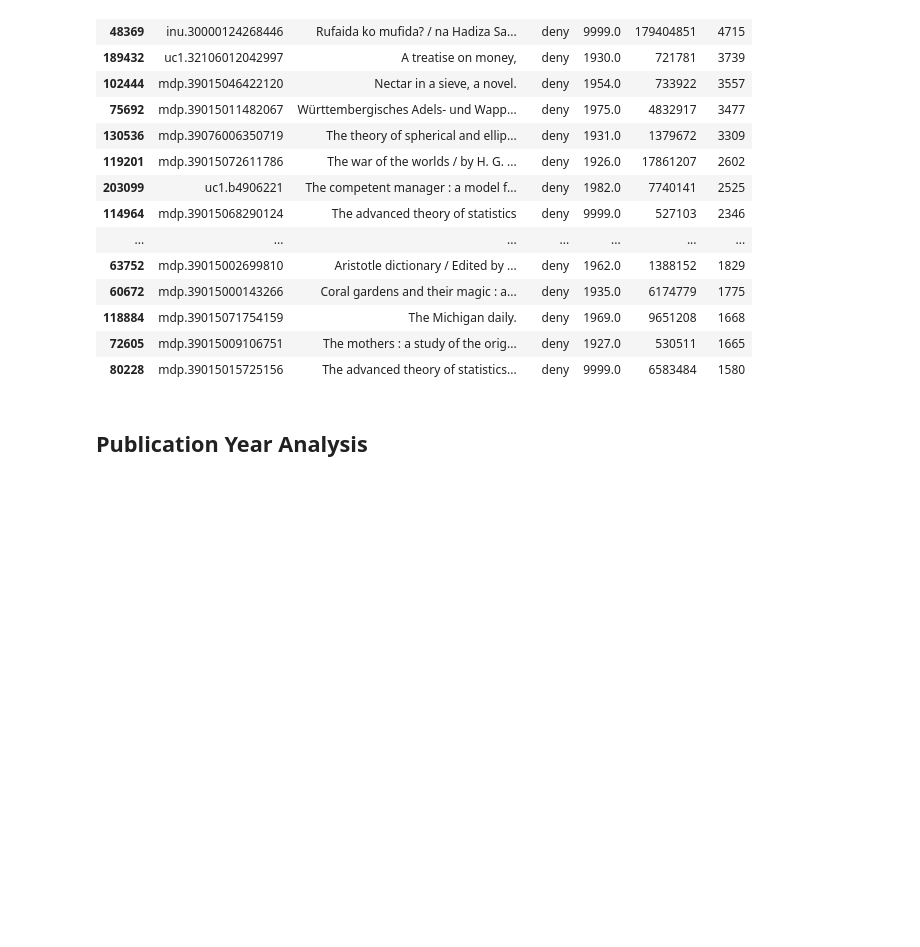
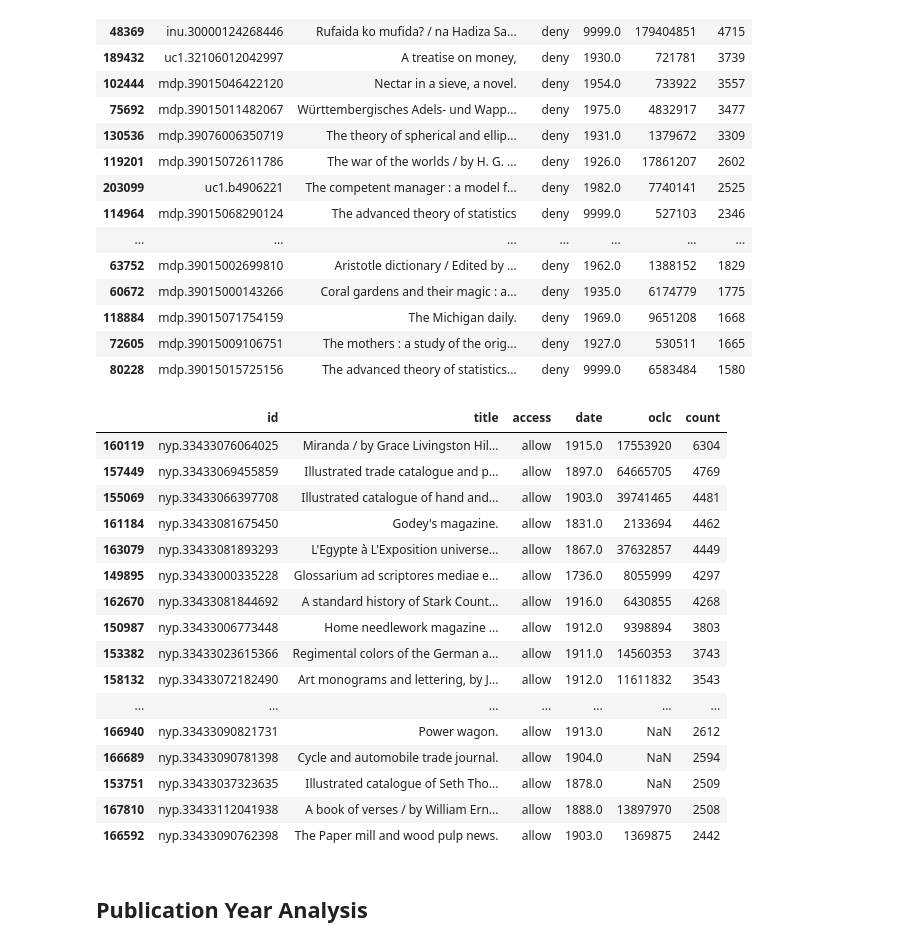
Before and after one commit to hadro/hathi_analysis, a Jupyter notebook: HathiTrust_analytics_v2.ipynb, the cells around one changed output. Saved outputs shown, nothing was run; the diff lists cells and outputs as text; code cells hidden in the pictures; blank space fills up the shorter version.

```diff
--- a/HathiTrust_analytics_v2.ipynb
+++ b/HathiTrust_analytics_v2.ipynb
@@ -403,6 +403,27 @@ counts_ids[counts_ids.access == 'deny'].sort_values('count', ascending=False).he
 | 118884 | mdp.39015071754159 | The Michigan daily. | deny | 1969.0 | 9651208 | 1668 |
 | 72605 | mdp.39015009106751 | The mothers : a study of the orig... | deny | 1927.0 | 530511 | 1665 |
 | 80228 | mdp.39015015725156 | The advanced theory of statistics... | deny | 9999.0 | 6583484 | 1580 |
+# %%
+#Top 25 Hathi volumes scanned from NYPL collections
+counts_ids[counts_ids['id'].str.startswith('nyp') == True].sort_values('count', ascending=False).head(25)
+# %% [output]
+|  | id | title | access | date | oclc | count |
+| 160119 | nyp.33433076064025 | Miranda / by Grace Livingston Hil... | allow | 1915.0 | 17553920 | 6304 |
+| 157449 | nyp.33433069455859 | Illustrated trade catalogue and p... | allow | 1897.0 | 64665705 | 4769 |
+| 155069 | nyp.33433066397708 | Illustrated catalogue of hand and... | allow | 1903.0 | 39741465 | 4481 |
+| 161184 | nyp.33433081675450 | Godey's magazine. | allow | 1831.0 | 2133694 | 4462 |
+| 163079 | nyp.33433081893293 | L'Egypte à L'Exposition universe... | allow | 1867.0 | 37632857 | 4449 |
+| 149895 | nyp.33433000335228 | Glossarium ad scriptores mediae e... | allow | 1736.0 | 8055999 | 4297 |
+| 162670 | nyp.33433081844692 | A standard history of Stark Count... | allow | 1916.0 | 6430855 | 4268 |
+| 150987 | nyp.33433006773448 | Home needlework magazine ... | allow | 1912.0 | 9398894 | 3803 |
+| 153382 | nyp.33433023615366 | Regimental colors of the German a... | allow | 1911.0 | 14560353 | 3743 |
+| 158132 | nyp.33433072182490 | Art monograms and lettering, by J... | allow | 1912.0 | 11611832 | 3543 |
+| ... | ... | ... | ... | ... | ... | ... |
+| 166940 | nyp.33433090821731 | Power wagon. | allow | 1913.0 | NaN | 2612 |
+| 166689 | nyp.33433090781398 | Cycle and automobile trade journal. | allow | 1904.0 | NaN | 2594 |
+| 153751 | nyp.33433037323635 | Illustrated catalogue of Seth Tho... | allow | 1878.0 | NaN | 2509 |
+| 167810 | nyp.33433112041938 | A book of verses / by William Ern... | allow | 1888.0 | 13897970 | 2508 |
+| 166592 | nyp.33433090762398 | The Paper mill and wood pulp news. | allow | 1903.0 | 1369875 | 2442 |
 # %% [markdown]
 ## Publication Year Analysis
 # %%
```
Also changed, not shown: parts of 6 cells of this notebook.
